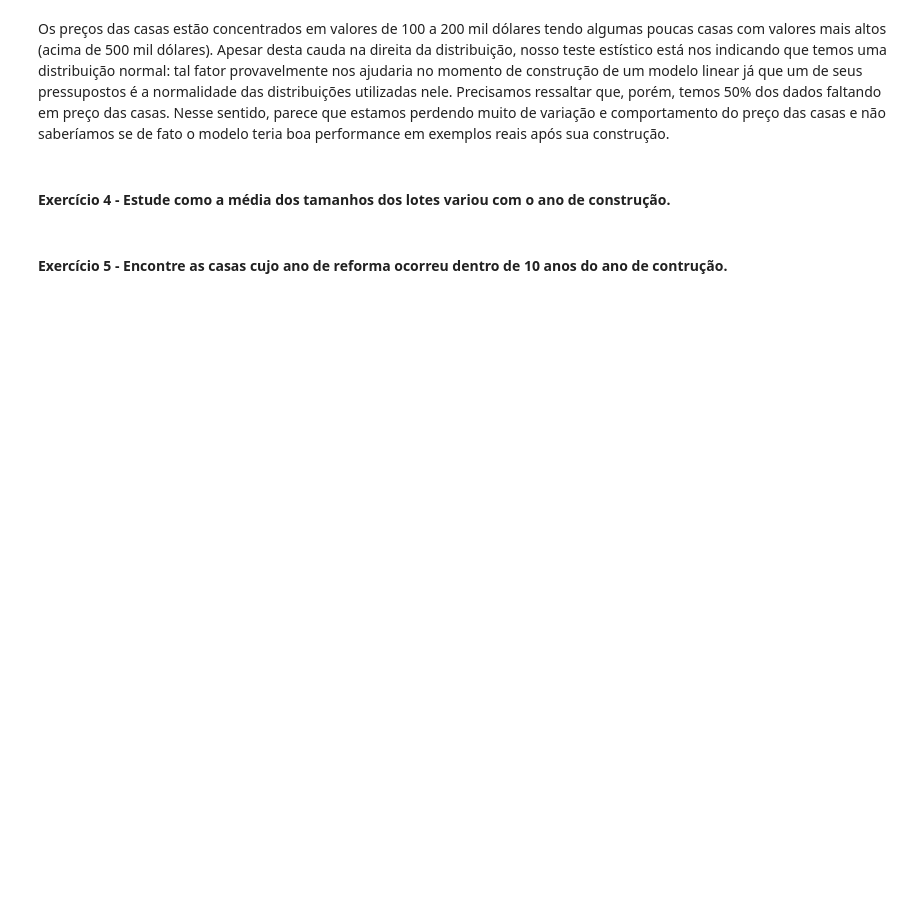
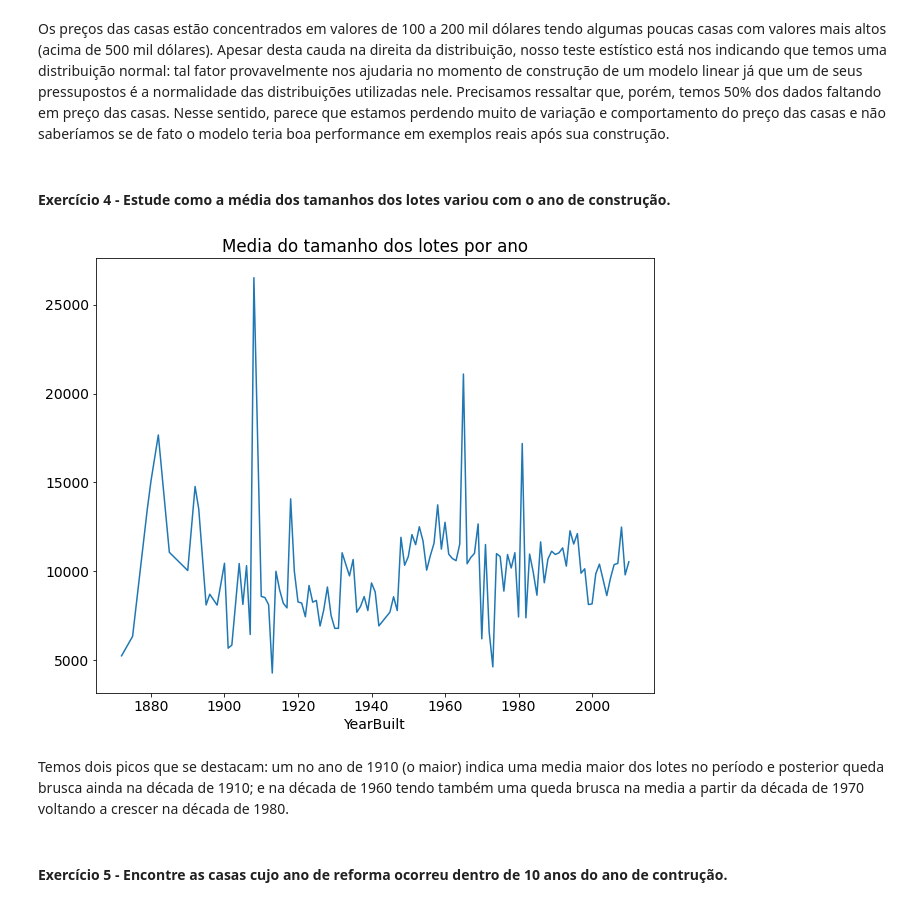
Before and after one commit to Fabiano23/digital_house, a Jupyter notebook: Módulo2/M2A33-MODELAGEM_ESTATISTICA_I/M2A33_PRATICA_INDEPENDENTE_MODELAGEM_ESTATISTICA_I.ipynb, the cells around one changed output. Cells and saved outputs as stored; diff of their text form; code cells hidden in the pictures; blank space fills up the shorter version.

```diff
--- a/Módulo2/M2A33-MODELAGEM_ESTATISTICA_I/M2A33_PRATICA_INDEPENDENTE_MODELAGEM_ESTATISTICA_I.ipynb
+++ b/Módulo2/M2A33-MODELAGEM_ESTATISTICA_I/M2A33_PRATICA_INDEPENDENTE_MODELAGEM_ESTATISTICA_I.ipynb
@@ -335,5 +335,15 @@ normal(dados_preditoras, 'SalePrice')
 Os preços das casas estão concentrados em valores de 100 a 200 mil dólares tendo algumas poucas casas com valores mais altos (acima de 500 mil dólares). Apesar desta cauda na direita da distribuição, nosso teste estístico está nos indicando que temos uma distribuição normal: tal fator provavelmente nos ajudaria no momento de construção de um modelo linear já que um de seus pressupostos é a normalidade das distribuições utilizadas nele. Precisamos ressaltar que, porém, temos 50% dos dados faltando em preço das casas. Nesse sentido, parece que estamos perdendo muito de variação e comportamento do preço das casas e não saberíamos se de fato o modelo teria boa performance em exemplos reais após sua construção.
 # %% [markdown]
 #### Exercício 4 - Estude como a média dos tamanhos dos lotes variou com o ano de construção.
+# %%
+media_lot_por_ano = dados.groupby(by= 'YearBuilt')['LotArea'].mean()
+
+sns.lineplot(x= media_lot_por_ano.index, y= media_lot_por_ano.values)
+
+plt.title('Media do tamanho dos lotes por ano');
+# %% [output]
+[figure, added]
+# %% [markdown]
+Temos dois picos que se destacam: um no ano de 1910 (o maior) indica uma media maior dos lotes no período e posterior queda brusca ainda na década de 1910; e na década de 1960 tendo também uma queda brusca na media a partir da década de 1970 voltando a crescer na década de 1980.
 # %% [markdown]
 #### Exercício 5 - Encontre as casas cujo ano de reforma ocorreu dentro de 10 anos do ano de contrução.
```
Also changed, not shown: parts of 14 cells of this notebook.
